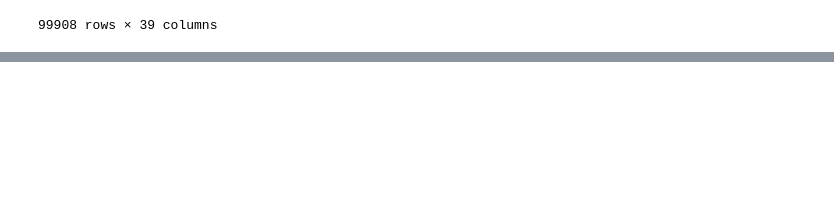
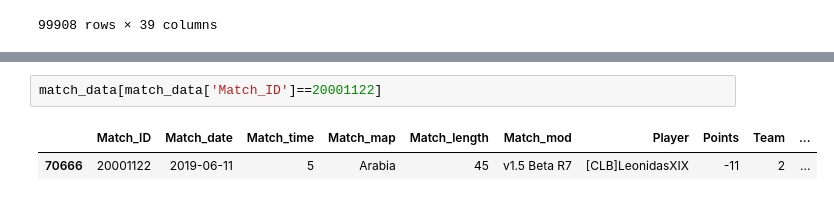
Before and after one commit to InspectorFowler/AgeofEmpires2_Voobly, a Jupyter notebook: src/Mining/Data_mining.ipynb, the cells around one changed output, grey strips where cells are left out. Saved outputs shown, nothing was run; the diff lists cells and outputs as text; blank space fills up the shorter version.

```diff
--- a/src/Mining/Data_mining.ipynb
+++ b/src/Mining/Data_mining.ipynb
@@ -99,0 +114,5 @@ match_data_max
+# %%
+match_data[match_data['Match_ID']==20001122]
+# %% [output]
+|  | Match_ID | Match_date | Match_time | Match_map | Match_length | Match_mod | Player | Points | Team | ... |
+| 70666 | 20001122 | 2019-06-11 | 5 | Arabia | 45 | v1.5 Beta R7 | [CLB]LeonidasXIX | -11 | 2 | ... |
```
Also changed, not shown: parts of 3 cells of this notebook.
